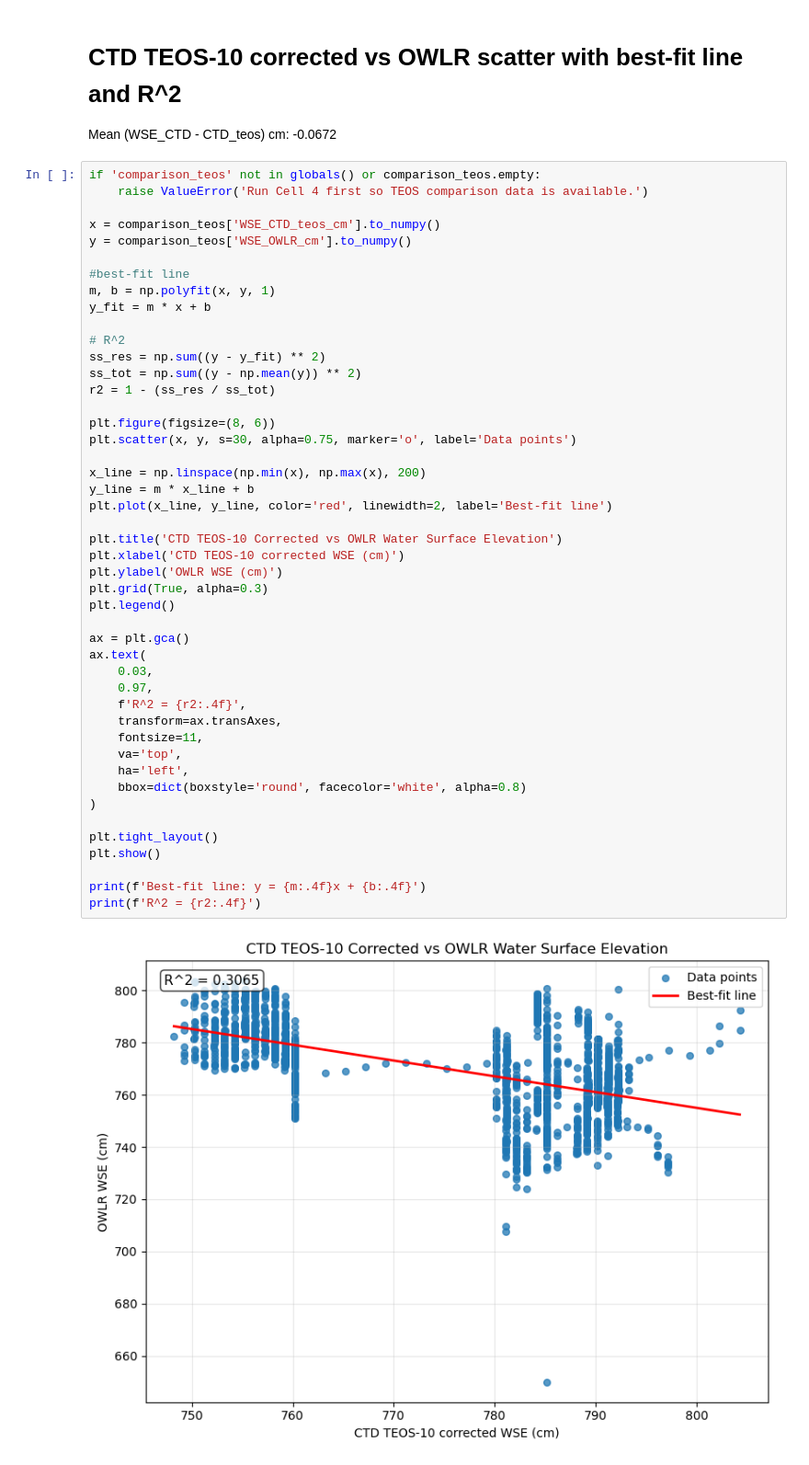
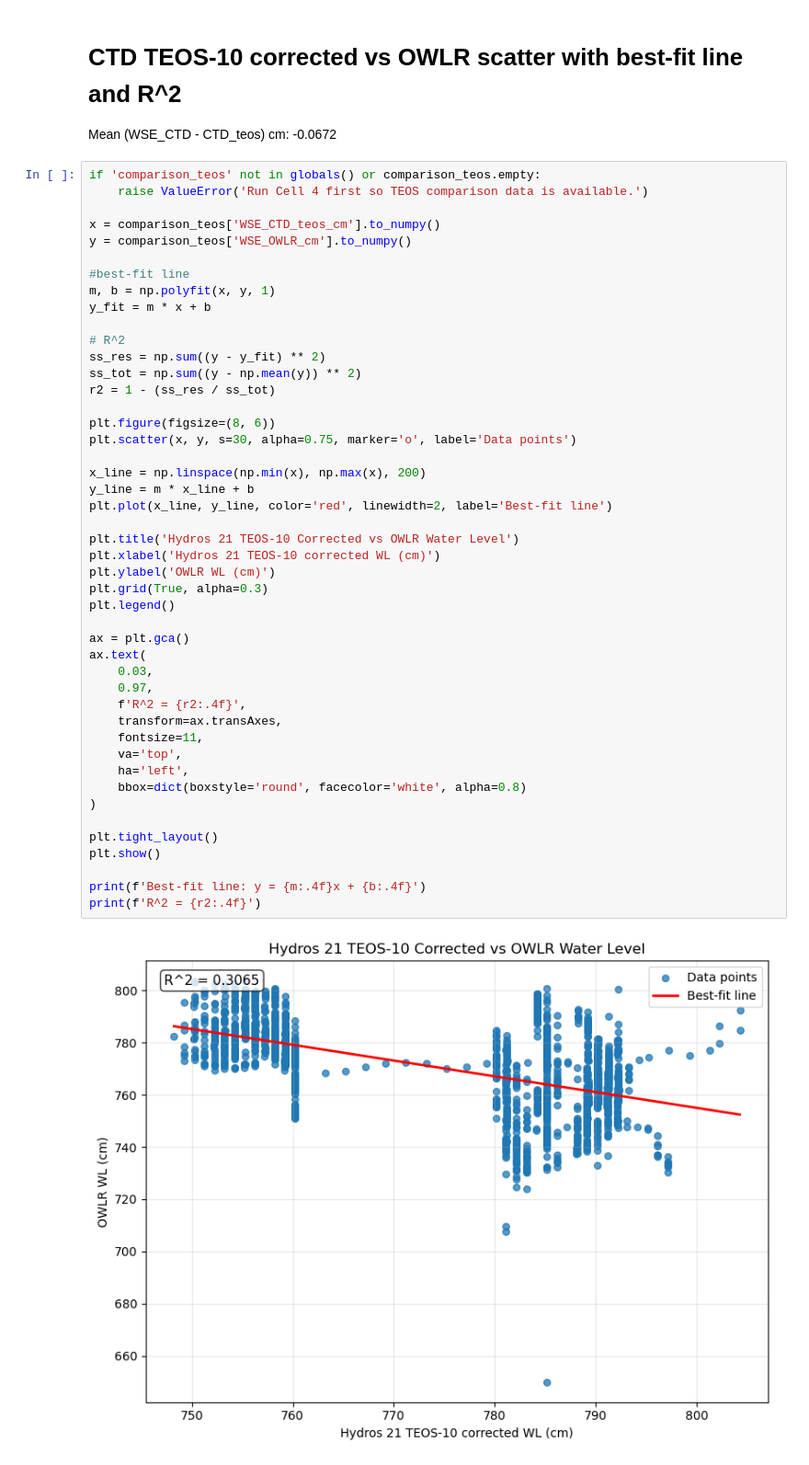
Before and after one commit to COAST-Lab/Open-Water-Level-and-Rainfall-Sensor, a Jupyter notebook: Data Analysis/waterSurfaceElevationAnalysis.ipynb, the cells around one changed output. Shown at 92% size. Drawn from its saved outputs; the diff is of its cells as text.

```diff
--- a/Data Analysis/waterSurfaceElevationAnalysis.ipynb
+++ b/Data Analysis/waterSurfaceElevationAnalysis.ipynb
@@ -402,36 +412,36 @@ ss_tot = np.sum((y - np.mean(y)) ** 2)
 r2 = 1 - (ss_res / ss_tot)
 
 plt.figure(figsize=(8, 6))
 plt.scatter(x, y, s=30, alpha=0.75, marker='o', label='Data points')
 
 x_line = np.linspace(np.min(x), np.max(x), 200)
 y_line = m * x_line + b
 plt.plot(x_line, y_line, color='red', linewidth=2, label='Best-fit line')
 
-plt.title('CTD TEOS-10 Corrected vs OWLR Water Surface Elevation')
-plt.xlabel('CTD TEOS-10 corrected WSE (cm)')
-plt.ylabel('OWLR WSE (cm)')
+plt.title('Hydros 21 TEOS-10 Corrected vs OWLR Water Level')
+plt.xlabel('Hydros 21 TEOS-10 corrected WL (cm)')
+plt.ylabel('OWLR WL (cm)')
 plt.grid(True, alpha=0.3)
 plt.legend()
 
 ax = plt.gca()
 ax.text(
     0.03,
     0.97,
     f'R^2 = {r2:.4f}',
     transform=ax.transAxes,
     fontsize=11,
     va='top',
     ha='left',
     bbox=dict(boxstyle='round', facecolor='white', alpha=0.8)
 )
 
 plt.tight_layout()
 plt.show()
 
 print(f'Best-fit line: y = {m:.4f}x + {b:.4f}')
 print(f'R^2 = {r2:.4f}')
 # %% [output]
-[figure, old version]
+[figure, new version]
 Best-fit line: y = -0.6040x + 1238.2012
 R^2 = 0.3065
```
Also changed, not shown: parts of 4 cells of this notebook, 10 other files.
